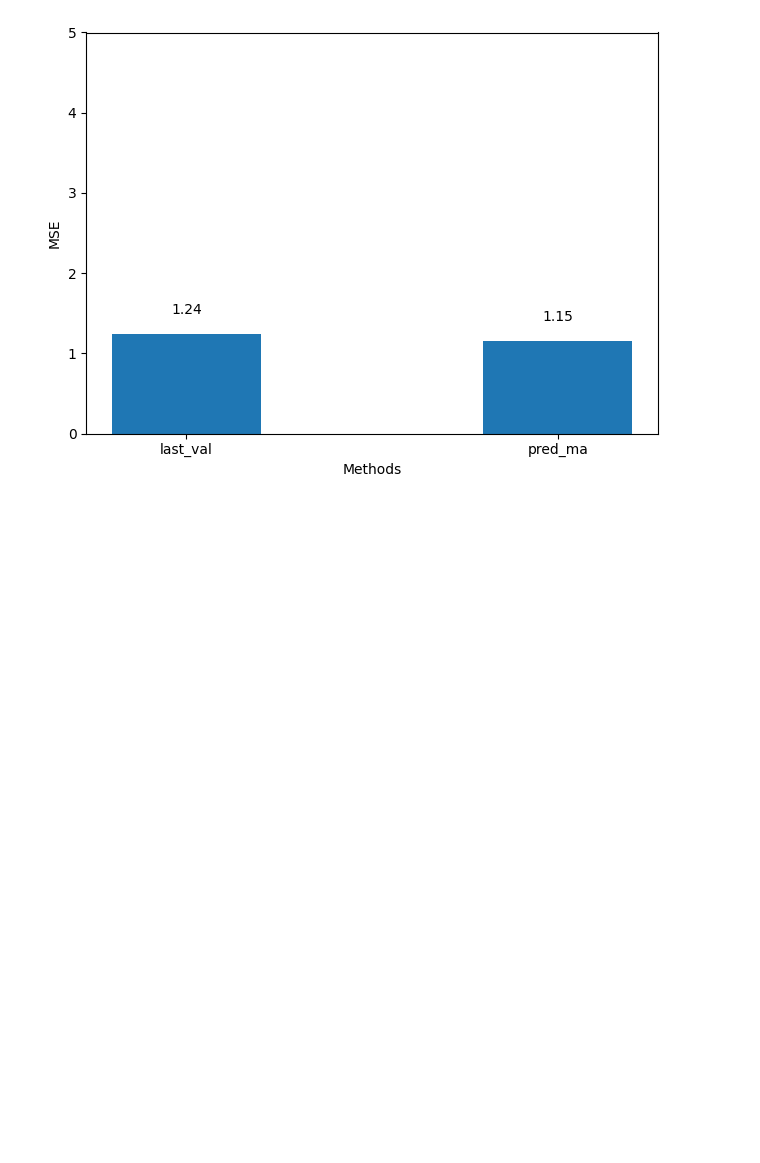
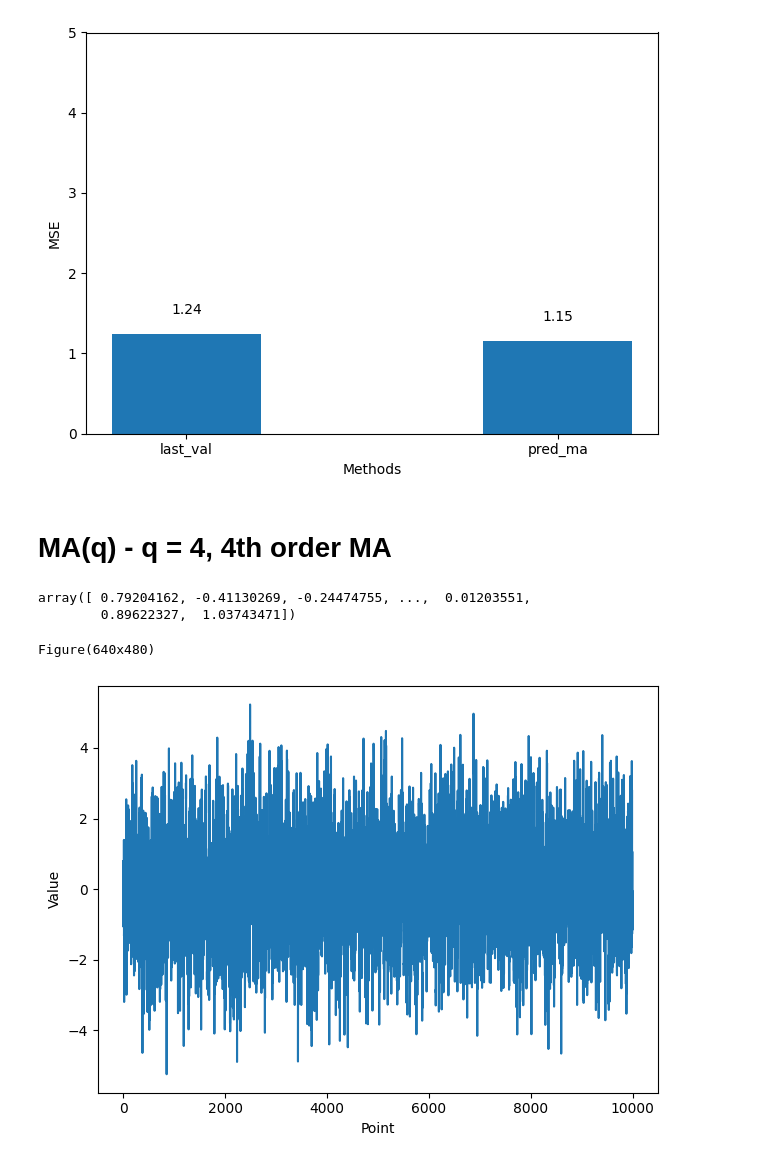
Before and after one commit to Mkranj/ts_forc_python, a Jupyter notebook: CH04/ch4_ex.ipynb, the cells around one changed output. Saved outputs shown, nothing was run; the diff lists cells and outputs as text; code cells hidden in the pictures; blank space fills up the shorter version.

```diff
--- a/CH04/ch4_ex.ipynb
+++ b/CH04/ch4_ex.ipynb
@@ -328,3 +328,26 @@ for index, value in enumerate(y):
 plt.tight_layout()
 # %% [output]
 [figure]
+# %% [markdown]
+# MA(q) - q = 4, 4th order MA
+# %%
+# Generating a 4th order MA model
+
+ma4 = np.array([1, 0.6, 0.3, 0.6, 0.4])
+ar4 = np.array([1, 0, 0, 0])
+ma4_generator = ArmaProcess(ar4, ma4)
+ma4_process = ma4_generator.generate_sample(10000)
+ma4_process
+# %% [output]
+array([ 0.79204162, -0.41130269, -0.24474755, ...,  0.01203551,
+        0.89622327,  1.03743471])
+# %%
+fig, ax = plt.subplots()
+ax.plot(ma4_process)
+ax.set_xlabel("Point")
+ax.set_ylabel("Value")
+fig.tight_layout()
+print(fig)
+# %% [output]
+Figure(640x480)
+[figure, added]
```
Also changed, not shown: parts of 11 cells of this notebook.
